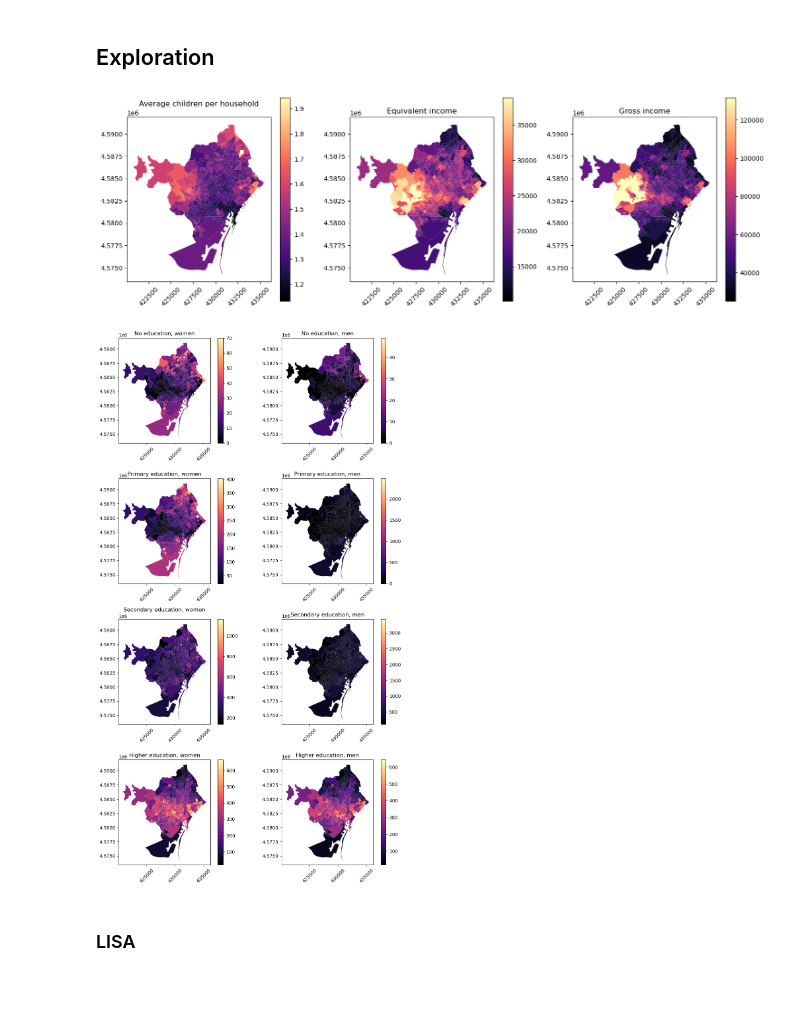
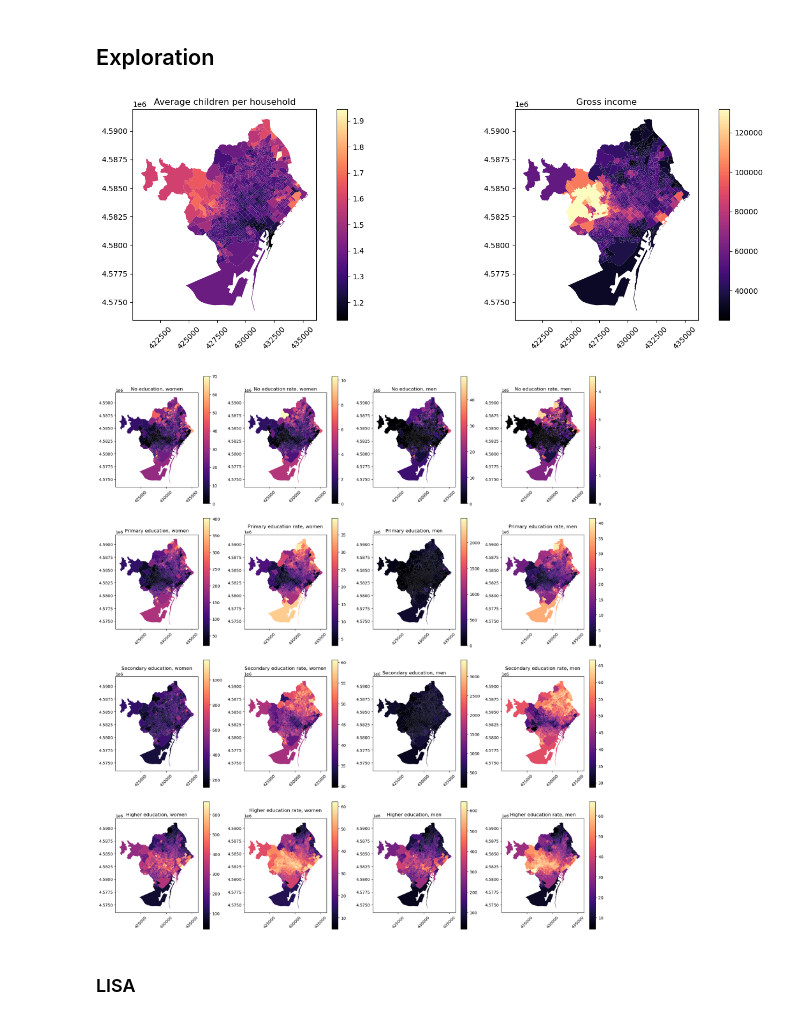
Before and after one commit to novotny-marek/SDS4SG-barcelona-case, a Jupyter notebook: barcelona.ipynb, the cells around one changed output. Saved outputs shown, nothing was run; the diff lists cells and outputs as text; code cells hidden in the pictures; blank space fills up the shorter version.

```diff
--- a/barcelona.ipynb
+++ b/barcelona.ipynb
@@ -241,7 +216,7 @@ memory usage: 25.2 KB
 # %% [markdown]
 #### Merging
 # %%
-for df in [children, equival_income, gross_income, edu]:
+for df in [children, gross_income, edu]:
     seccio = seccio.merge(df, on=['district_code', 'section_code'])
 
 seccio.head()
@@ -254,0 +232,13 @@ seccio.head()
+# %%
+edu_column = [col for col in seccio.columns if col.endswith('_f') or col.endswith('_m')]
+
+seccio['pop_f'] = seccio[seccio.columns[seccio.columns.str.endswith('_f')]].sum(axis=1)
+seccio['pop_m'] = seccio[seccio.columns[seccio.columns.str.endswith('_m')]].sum(axis=1)
+
+for column in edu_column:
+    if column.endswith('_f'):
+        seccio[column + '_rate'] = seccio[column] / seccio['pop_f'] * 100
+    else:
+        seccio[column + '_rate'] = seccio[column] / seccio['pop_m'] * 100
+
+seccio.head()
@@ -255,56 +253,77 @@ seccio.head()
 # %% [markdown]
 ## Exploration
 # %%
-fig, ax = plt.subplots(1, 3, figsize=(15, 5))
+fig, ax = plt.subplots(1, 2, figsize=(15, 5))
 
 seccio.plot(column='average_children', ax=ax[0], legend=True, cmap='magma')
-seccio.plot(column='equival_income', ax=ax[1], legend=True, cmap='magma')
-seccio.plot(column='gross_income', ax=ax[2], legend=True, cmap='magma')
+seccio.plot(column='gross_income', ax=ax[1], legend=True, cmap='magma')
 
 ax[0].set_title('Average children per household')
-ax[1].set_title('Equivalent income')
-ax[2].set_title('Gross income')
+ax[1].set_title('Gross income')
 
 ax[0].tick_params(axis='x', rotation=45)
 ax[1].tick_params(axis='x', rotation=45)
-ax[2].tick_params(axis='x', rotation=45)
 
 plt.tight_layout()
 # %% [output]
-[figure, old version]
+[figure, new version]
 # %%
-fig, ax = plt.subplots(4, 2, figsize=(10,17))
+fig, ax = plt.subplots(4, 4, figsize=(18,20))
 
 seccio.plot(column='no_edu_f', ax=ax[0, 0], legend=True, cmap='magma')
-seccio.plot(column='no_edu_m', ax=ax[0, 1], legend=True, cmap='magma')
+seccio.plot(column='no_edu_f_rate', ax=ax[0, 1], legend=True, cmap='magma')
+seccio.plot(column='no_edu_m', ax=ax[0, 2], legend=True, cmap='magma')
+seccio.plot(column='no_edu_m_rate', ax=ax[0, 3], legend=True, cmap='magma')
 seccio.plot(column='prim_f', ax=ax[1, 0], legend=True, cmap='magma')
-seccio.plot(column='prim_m', ax=ax[1, 1], legend=True, cmap='magma')
+seccio.plot(column='prim_f_rate', ax=ax[1, 1], legend=True, cmap='magma')
+seccio.plot(column='prim_m', ax=ax[1, 2], legend=True, cmap='magma')
+seccio.plot(column='prim_m_rate', ax=ax[1, 3], legend=True, cmap='magma')
 seccio.plot(column='sec_f', ax=ax[2, 0], legend=True, cmap='magma')
-seccio.plot(column='sec_m', ax=ax[2, 1], legend=True, cmap='magma')
+seccio.plot(column='sec_f_rate', ax=ax[2, 1], legend=True, cmap='magma')
+seccio.plot(column='sec_m', ax=ax[2, 2], legend=True, cmap='magma')
+seccio.plot(column='sec_m_rate', ax=ax[2, 3], legend=True, cmap='magma')
 seccio.plot(column='high_f', ax=ax[3, 0], legend=True, cmap='magma')
-seccio.plot(column='high_m', ax=ax[3, 1], legend=True, cmap='magma')
+seccio.plot(column='high_f_rate', ax=ax[3, 1], legend=True, cmap='magma')
+seccio.plot(column='high_m', ax=ax[3, 2], legend=True, cmap='magma')
+seccio.plot(column='high_m_rate', ax=ax[3, 3], legend=True, cmap='magma')
 
 ax[0, 0].set_title('No education, women')
-ax[0, 1].set_title('No education, men')
+ax[0, 1].set_title('No education rate, women')
+ax[0, 2].set_title('No education, men')
+ax[0, 3].set_title('No education rate, men')
 ax[1, 0].set_title('Primary education, women')
-ax[1, 1].set_title('Primary education, men')
+ax[1, 1].set_title('Primary education rate, women')
+ax[1, 2].set_title('Primary education, men')
+ax[1, 3].set_title('Primary education rate, men')
 ax[2, 0].set_title('Secondary education, women')
-ax[2, 1].set_title('Secondary education, men')
+ax[2, 1].set_title('Secondary education rate, women')
+ax[2, 2].set_title('Secondary education, men')
+ax[2, 3].set_title('Secondary education rate, men')
 ax[3, 0].set_title('Higher education, women')
-ax[3, 1].set_title('Higher education, men')
+ax[3, 1].set_title('Higher education rate, women')
+ax[3, 2].set_title('Higher education, men')
+ax[3, 3].set_title('Higher education rate, men')
 
 ax[0, 0].tick_params(axis='x', rotation=45)
 ax[0, 1].tick_params(axis='x', rotation=45)
+ax[0, 2].tick_params(axis='x', rotation=45)
+ax[0, 3].tick_params(axis='x', rotation=45)
 ax[1, 0].tick_params(axis='x', rotation=45)
 ax[1, 1].tick_params(axis='x', rotation=45)
+ax[1, 2].tick_params(axis='x', rotation=45)
+ax[1, 3].tick_params(axis='x', rotation=45)
 ax[2, 0].tick_params(axis='x', rotation=45)
 ax[2, 1].tick_params(axis='x', rotation=45)
+ax[2, 2].tick_params(axis='x', rotation=45)
+ax[2, 3].tick_params(axis='x', rotation=45)
 ax[3, 0].tick_params(axis='x', rotation=45)
 ax[3, 1].tick_params(axis='x', rotation=45)
+ax[3, 2].tick_params(axis='x', rotation=45)
+ax[3, 3].tick_params(axis='x', rotation=45)
 
 plt.tight_layout()
 # %% [output]
-[figure, old version]
+[figure, new version]
 # %% [markdown]
 ### LISA
 # %%
```
Also changed, not shown: parts of 14 cells of this notebook.
